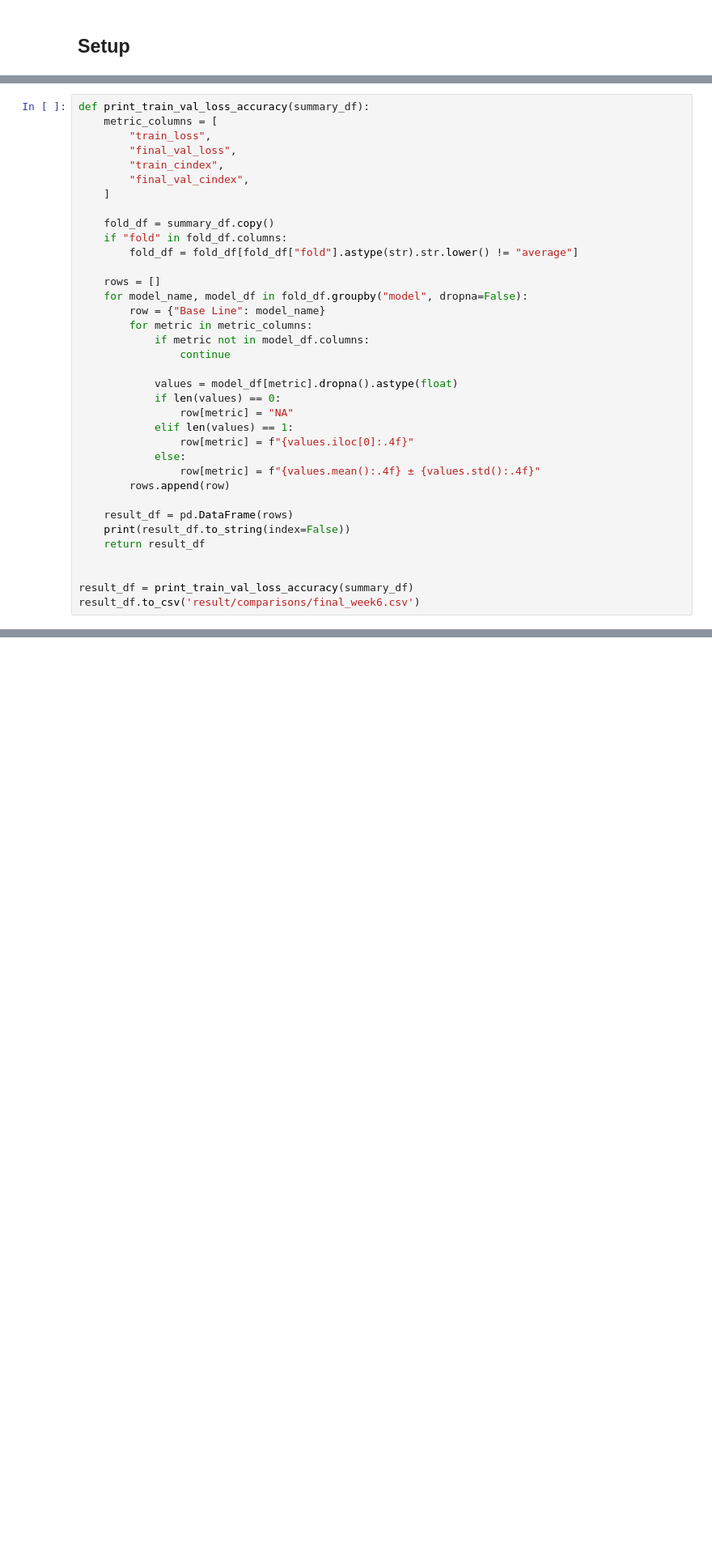
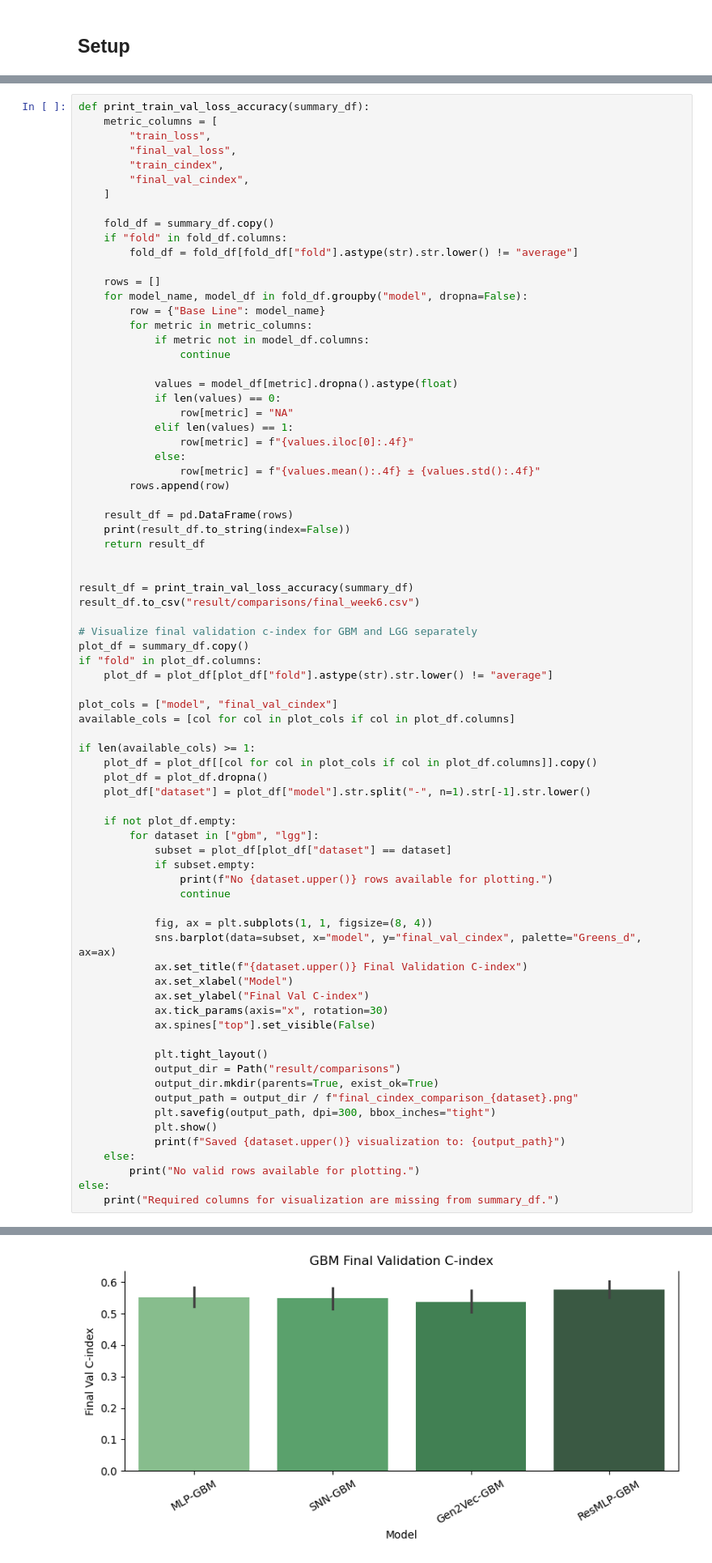
Before and after one commit to minnminncherry/BrainCancerSurv, a Jupyter notebook: model_evaluation_and_predictions.ipynb, the cells around one changed output, grey strips where cells are left out. Shown at 81% size. Drawn from its saved outputs; the diff is of its cells as text; blank space fills up the shorter version.

```diff
--- a/model_evaluation_and_predictions.ipynb
+++ b/model_evaluation_and_predictions.ipynb
@@ -130,6 +130,46 @@ def print_train_val_loss_accuracy(summary_df):
 
 
 result_df = print_train_val_loss_accuracy(summary_df)
-result_df.to_csv('result/comparisons/final_week6.csv')
+result_df.to_csv("result/comparisons/final_week6.csv")
+
+# Visualize final validation c-index for GBM and LGG separately
+plot_df = summary_df.copy()
+if "fold" in plot_df.columns:
+    plot_df = plot_df[plot_df["fold"].astype(str).str.lower() != "average"]
+
+plot_cols = ["model", "final_val_cindex"]
+available_cols = [col for col in plot_cols if col in plot_df.columns]
+
+if len(available_cols) >= 1:
+    plot_df = plot_df[[col for col in plot_cols if col in plot_df.columns]].copy()
+    plot_df = plot_df.dropna()
+    plot_df["dataset"] = plot_df["model"].str.split("-", n=1).str[-1].str.lower()
+
+    if not plot_df.empty:
+        for dataset in ["gbm", "lgg"]:
+            subset = plot_df[plot_df["dataset"] == dataset]
+            if subset.empty:
+                print(f"No {dataset.upper()} rows available for plotting.")
+                continue
+
+            fig, ax = plt.subplots(1, 1, figsize=(8, 4))
+            sns.barplot(data=subset, x="model", y="final_val_cindex", palette="Greens_d", ax=ax)
+            ax.set_title(f"{dataset.upper()} Final Validation C-index")
+            ax.set_xlabel("Model")
+            ax.set_ylabel("Final Val C-index")
+            ax.tick_params(axis="x", rotation=30)
+            ax.spines["top"].set_visible(False)
+
+            plt.tight_layout()
+            output_dir = Path("result/comparisons")
+            output_dir.mkdir(parents=True, exist_ok=True)
+            output_path = output_dir / f"final_cindex_comparison_{dataset}.png"
+            plt.savefig(output_path, dpi=300, bbox_inches="tight")
+            plt.show()
+            print(f"Saved {dataset.upper()} visualization to: {output_path}")
+    else:
+        print("No valid rows available for plotting.")
+else:
+    print("Required columns for visualization are missing from summary_df.")
 # %% [output]
   Base Line      train_loss  final_val_loss    train_cindex final_val_cindex
@@ -143,0 +187 @@ Gen2Vec-LGG 0.5649 ± 0.0337 1.5102 ± 0.0628 0.8325 ± 0.0117  0.7041 ± 0.0387
+[figure, added]
```
Also changed, not shown: parts of 7 cells of this notebook, 16 other files.
